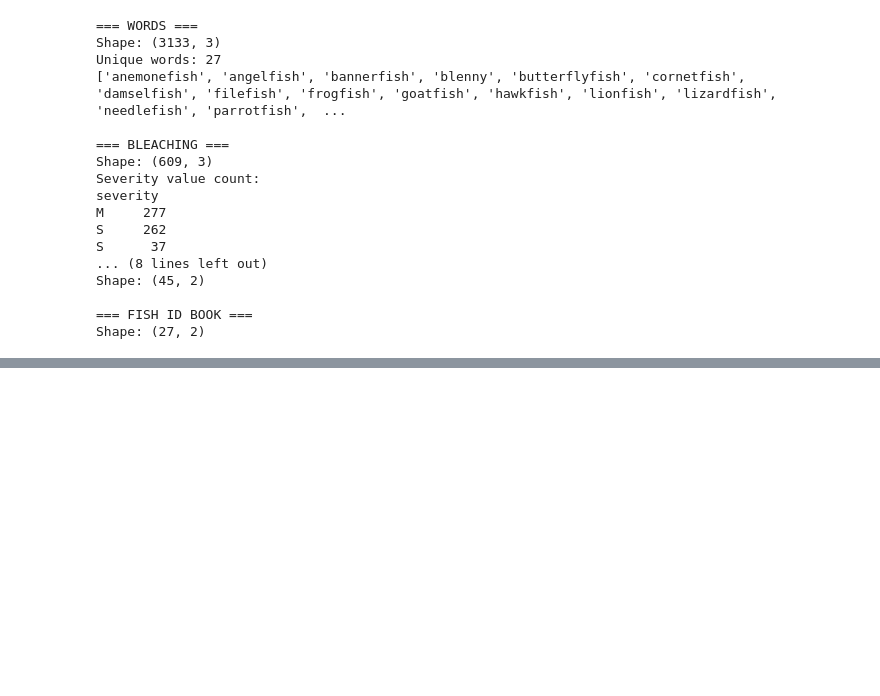
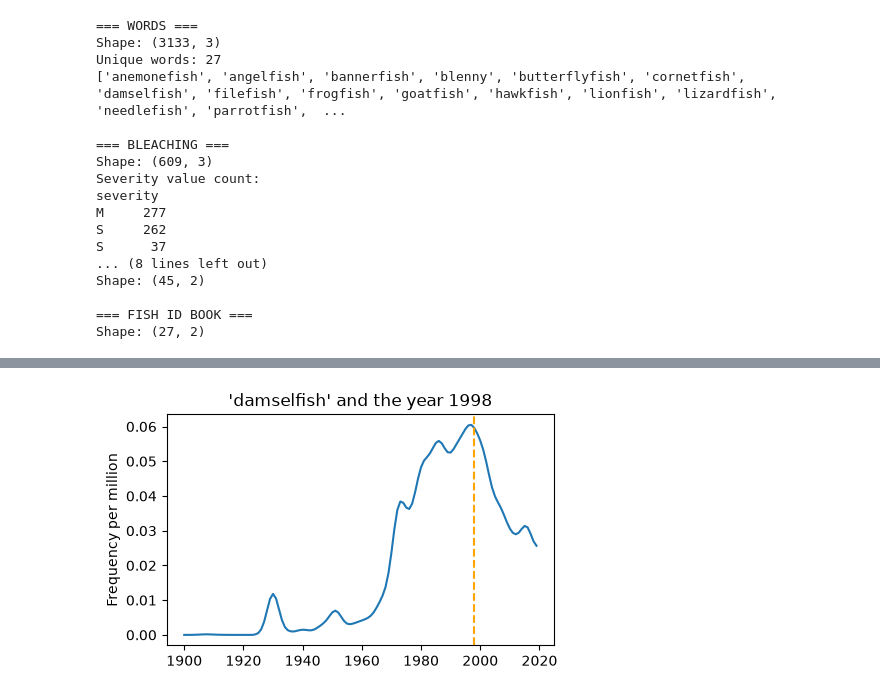
Before and after one commit to dakshita01/data-science-portfolio, a Jupyter notebook: 09-coral-conundrum/notebook/coral_conundrum.ipynb, the cells around one changed output, grey strips where cells are left out. Cells and saved outputs as stored; diff of their text form; code cells hidden in the pictures; blank space fills up the shorter version.

```diff
--- a/09-coral-conundrum/notebook/coral_conundrum.ipynb
+++ b/09-coral-conundrum/notebook/coral_conundrum.ipynb
@@ -78,0 +106,4 @@ Shape: (27, 2)
+# %%
+plot_word_trend('damselfish')
+# %% [output]
+[figure, added]
```
Also changed, not shown: parts of 4 cells of this notebook.
